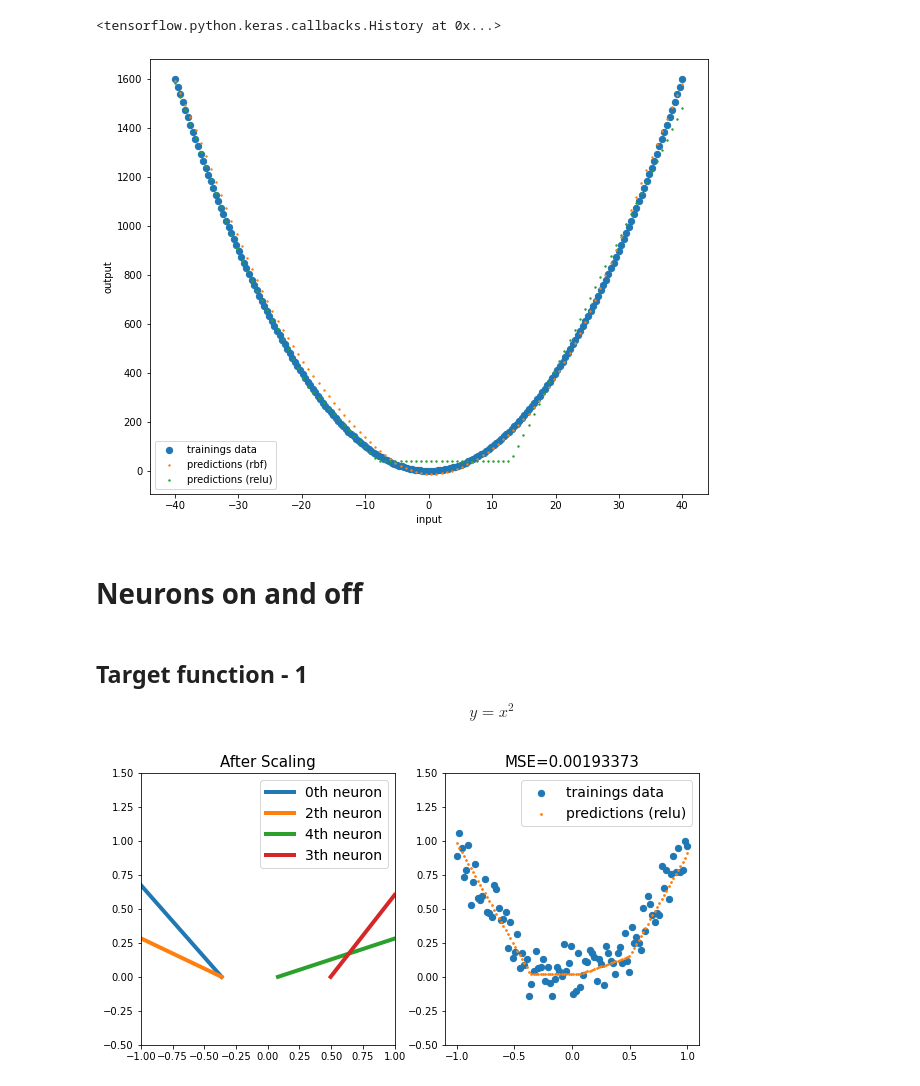
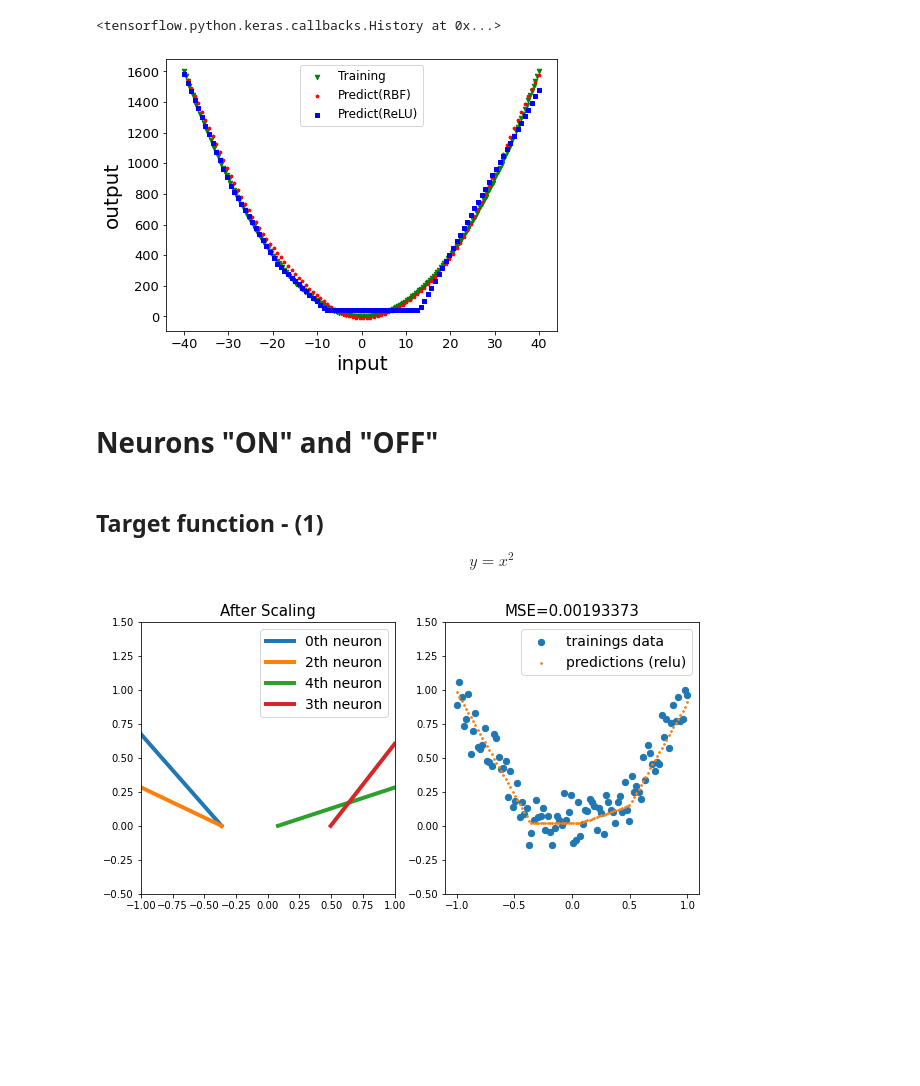
Before and after one commit to User-zwj/FRAMSC, a Jupyter notebook: FRAMSC.ipynb, the cells around one changed output. Drawn from its saved outputs; the diff is of its cells as text; code cells hidden in the pictures; blank space fills up the shorter version.

```diff
--- a/FRAMSC.ipynb
+++ b/FRAMSC.ipynb
@@ -186,29 +221,21 @@ model_relu2.fit(listex2,listey2, epochs=1500, verbose=0)
 # %%
-preds_rbf2 = []
-# preds = []
-preds_relu2 = []
-size = 100
-x = np.linspace(-1,1,size)
-for j in x:
-    preds_rbf2.append(model_rbf2.predict([j]))
-#     preds.append(model.predict([j]))
-    preds_relu2.append(model_relu2.predict([j]))
-
 fig, ax = plt.subplots()
-fig.set_size_inches(10, 8)
-plt.xlabel('input')
-plt.ylabel("output")
-plt.scatter(a*listex2, a**2*listey2, s=40, label="trainings data")     #size of point
-plt.scatter(np.linspace(-a,a,size), a**2*np.array(preds_rbf2), s=2, label="predictions (rbf)")
+fig.set_size_inches(7, 5)
+plt.xticks(fontsize=13, rotation=0)
+plt.yticks(fontsize=13, rotation=0)
+plt.xlabel('input',fontsize=20)
+plt.ylabel("output",fontsize=20)
+plt.scatter(a*listex2, a**2*listey2, s=20, marker='v',color='g', label="Training")     #size of point
+plt.scatter(np.linspace(-a,a,size), a**2*np.array(preds_rbf2), s=10, marker='p', color='r', label="Predict(RBF)")
 # plt.scatter(np.linspace(-a,a,size), preds, s=2, label="predictions")
-plt.scatter(np.linspace(-a,a,size), a**2*np.array(preds_relu2), s=2, label="predictions (relu)")
-plt.legend();
+plt.scatter(np.linspace(-a,a,size), a**2*np.array(preds_relu2), s=10, marker='s', color='blue', label="Predict(ReLU)")
+plt.legend(prop={'size': 12});
 # %% [output]
-[figure, old version]
+[figure, new version]
 # %% [markdown]
-# Neurons on and off
+# Neurons "ON" and "OFF"
 # %% [markdown]
-## Target function - 1
+## Target function - (1)
 
 $$
 y = x^2
```
Also changed, not shown: parts of 27 cells of this notebook.
